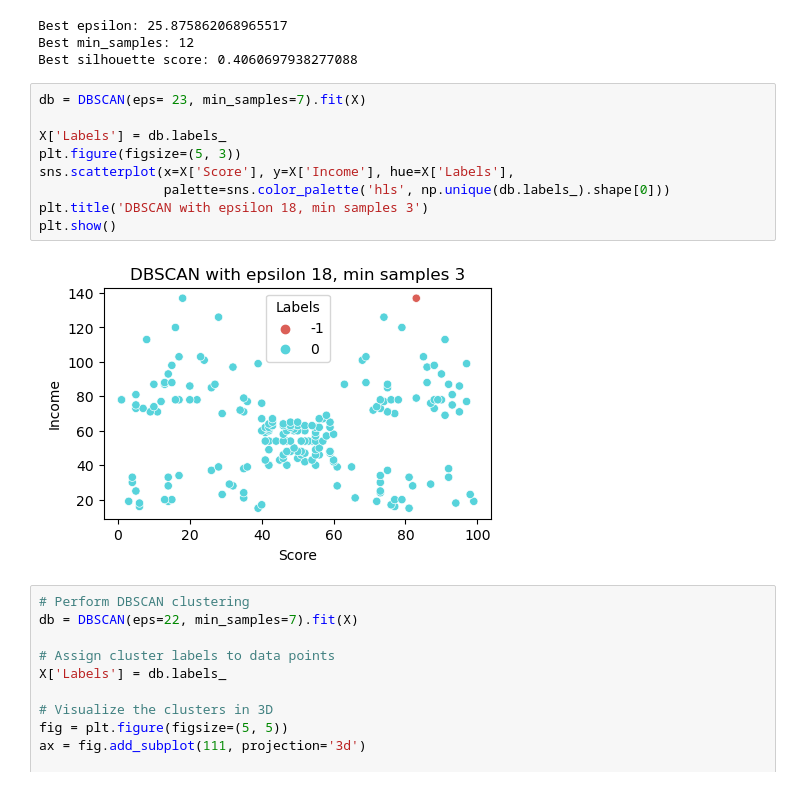
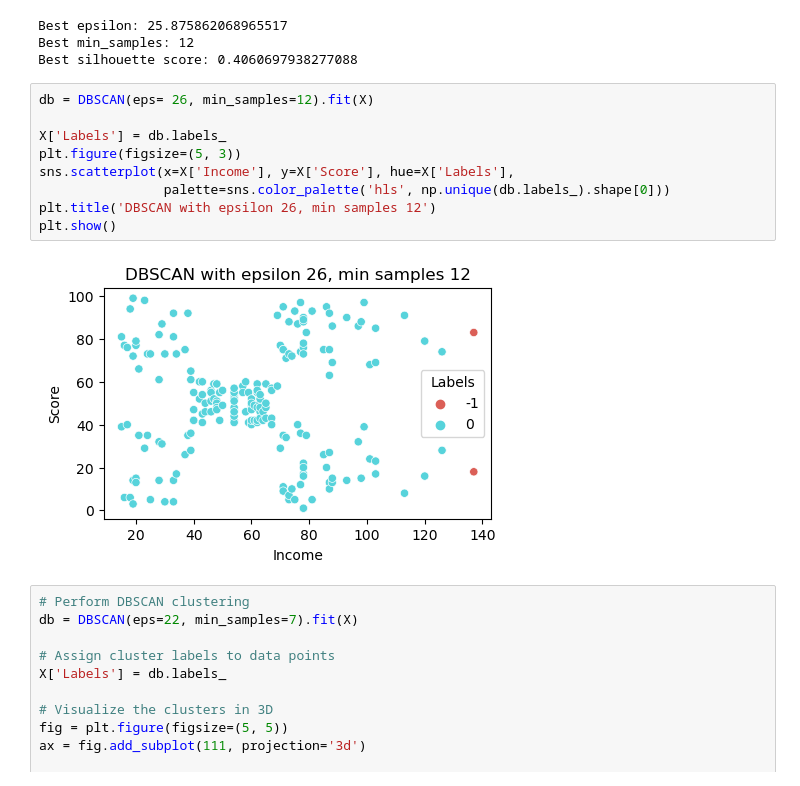
Before and after one commit to leonswl/ntu-msds-sd6125, a Jupyter notebook: notebooks/Customer Segmentation Using K-Means, AHC, DBScan.ipynb, the cells around one changed output. Saved outputs shown, nothing was run; the diff lists cells and outputs as text.

```diff
--- a/notebooks/Customer Segmentation Using K-Means, AHC, DBScan.ipynb
+++ b/notebooks/Customer Segmentation Using K-Means, AHC, DBScan.ipynb
@@ -627,16 +633,16 @@ Best epsilon: 25.875862068965517
 Best min_samples: 12
 Best silhouette score: 0.4060697938277088
 # %%
-db = DBSCAN(eps= 23, min_samples=7).fit(X)
+db = DBSCAN(eps= 26, min_samples=12).fit(X)
 
 X['Labels'] = db.labels_
 plt.figure(figsize=(5, 3))
-sns.scatterplot(x=X['Score'], y=X['Income'], hue=X['Labels'],
+sns.scatterplot(x=X['Income'], y=X['Score'], hue=X['Labels'],
                 palette=sns.color_palette('hls', np.unique(db.labels_).shape[0]))
-plt.title('DBSCAN with epsilon 18, min samples 3')
+plt.title('DBSCAN with epsilon 26, min samples 12')
 plt.show()
 # %% [output]
-[figure, old version]
+[figure, new version]
 # %%
 # Perform DBSCAN clustering
 db = DBSCAN(eps=22, min_samples=7).fit(X)
```
Also changed, not shown: parts of 2 cells of this notebook.
